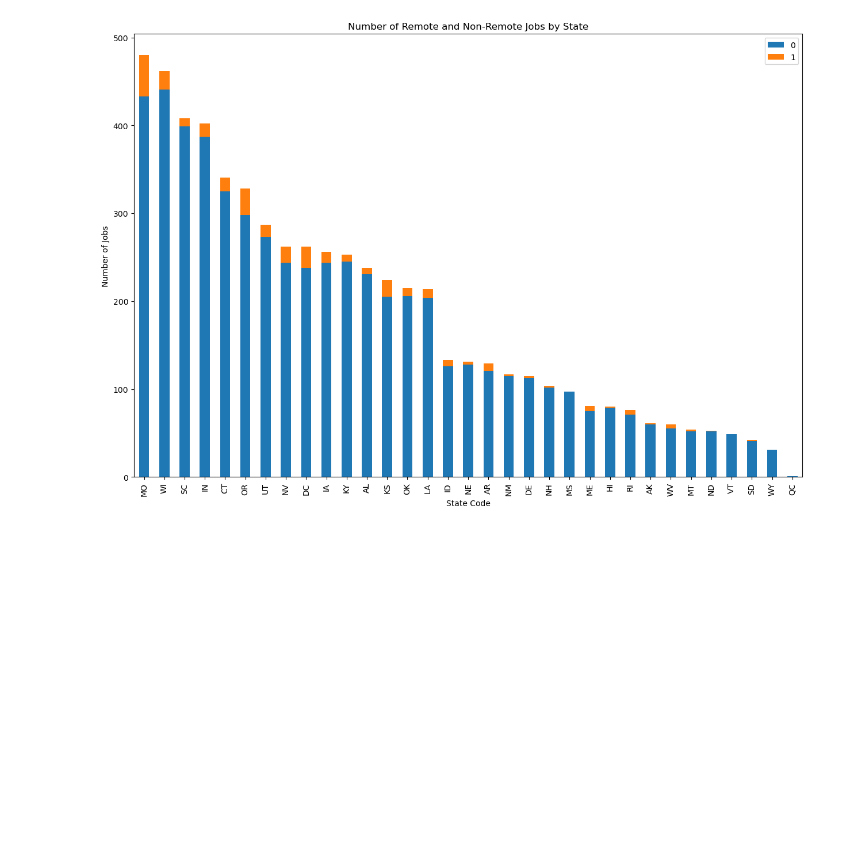
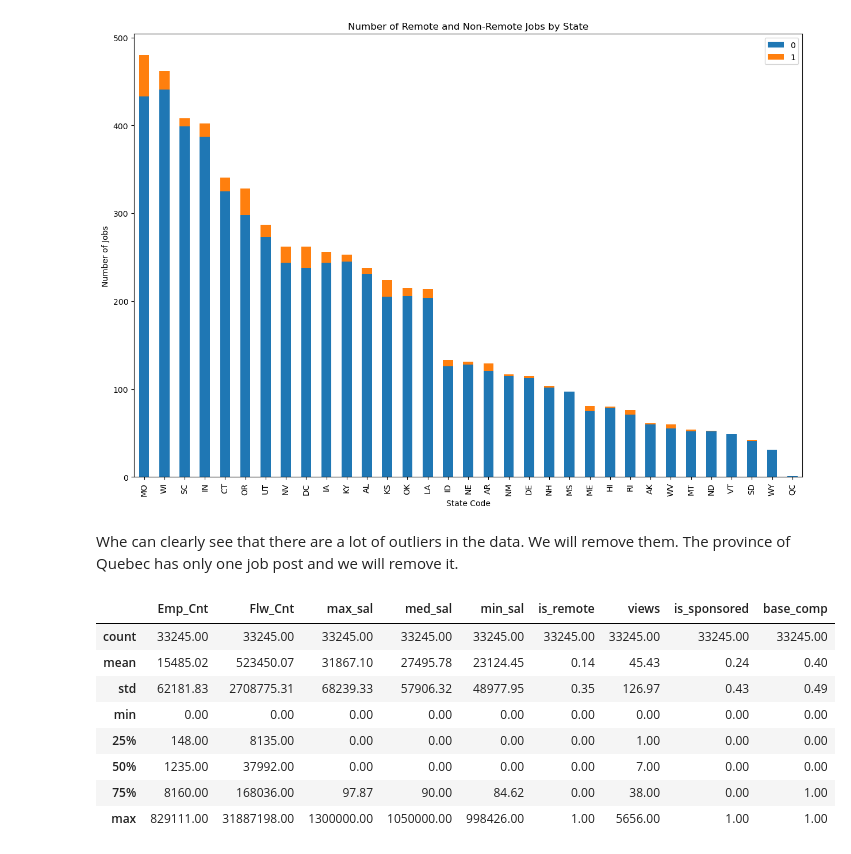
Before and after one commit to Qubi0-0/LinkedInJobSalaryPredict, a Jupyter notebook: jobs_eda.ipynb, the cells around one changed output. Cells and saved outputs as stored; diff of their text form; code cells hidden in the pictures; blank space fills up the shorter version.

Commit message:
Updated job data and removed outliers

```diff
--- a/jobs_eda.ipynb
+++ b/jobs_eda.ipynb
@@ -168,3 +168,22 @@ plot_remote_jobs_by_state(jobs_df)
 plot_remote_jobs_by_state(jobs_df, treshold=500)
 # %% [output]
 [figure]
+# %% [markdown]
+Whe can clearly see that there are a lot of outliers in the data. We will remove them.
+The province of Quebec has only one job post and we will remove it.
+# %%
+# Exclude Quebec
+jobs_filtered = jobs_df[jobs_df['st_code'] != 'QC']
+
+# Check the updated statistics
+jobs_filtered.describe()
+# %% [output]
+|  | Emp_Cnt | Flw_Cnt | max_sal | med_sal | min_sal | is_remote | views | is_sponsored | base_comp |
+| count | 33245.00 | 33245.00 | 33245.00 | 33245.00 | 33245.00 | 33245.00 | 33245.00 | 33245.00 | 33245.00 |
+| mean | 15485.02 | 523450.07 | 31867.10 | 27495.78 | 23124.45 | 0.14 | 45.43 | 0.24 | 0.40 |
+| std | 62181.83 | 2708775.31 | 68239.33 | 57906.32 | 48977.95 | 0.35 | 126.97 | 0.43 | 0.49 |
+| min | 0.00 | 0.00 | 0.00 | 0.00 | 0.00 | 0.00 | 0.00 | 0.00 | 0.00 |
+| 25% | 148.00 | 8135.00 | 0.00 | 0.00 | 0.00 | 0.00 | 1.00 | 0.00 | 0.00 |
+| 50% | 1235.00 | 37992.00 | 0.00 | 0.00 | 0.00 | 0.00 | 7.00 | 0.00 | 0.00 |
+| 75% | 8160.00 | 168036.00 | 97.87 | 90.00 | 84.62 | 0.00 | 38.00 | 0.00 | 1.00 |
+| max | 829111.00 | 31887198.00 | 1300000.00 | 1050000.00 | 998426.00 | 1.00 | 5656.00 | 1.00 | 1.00 |
```
